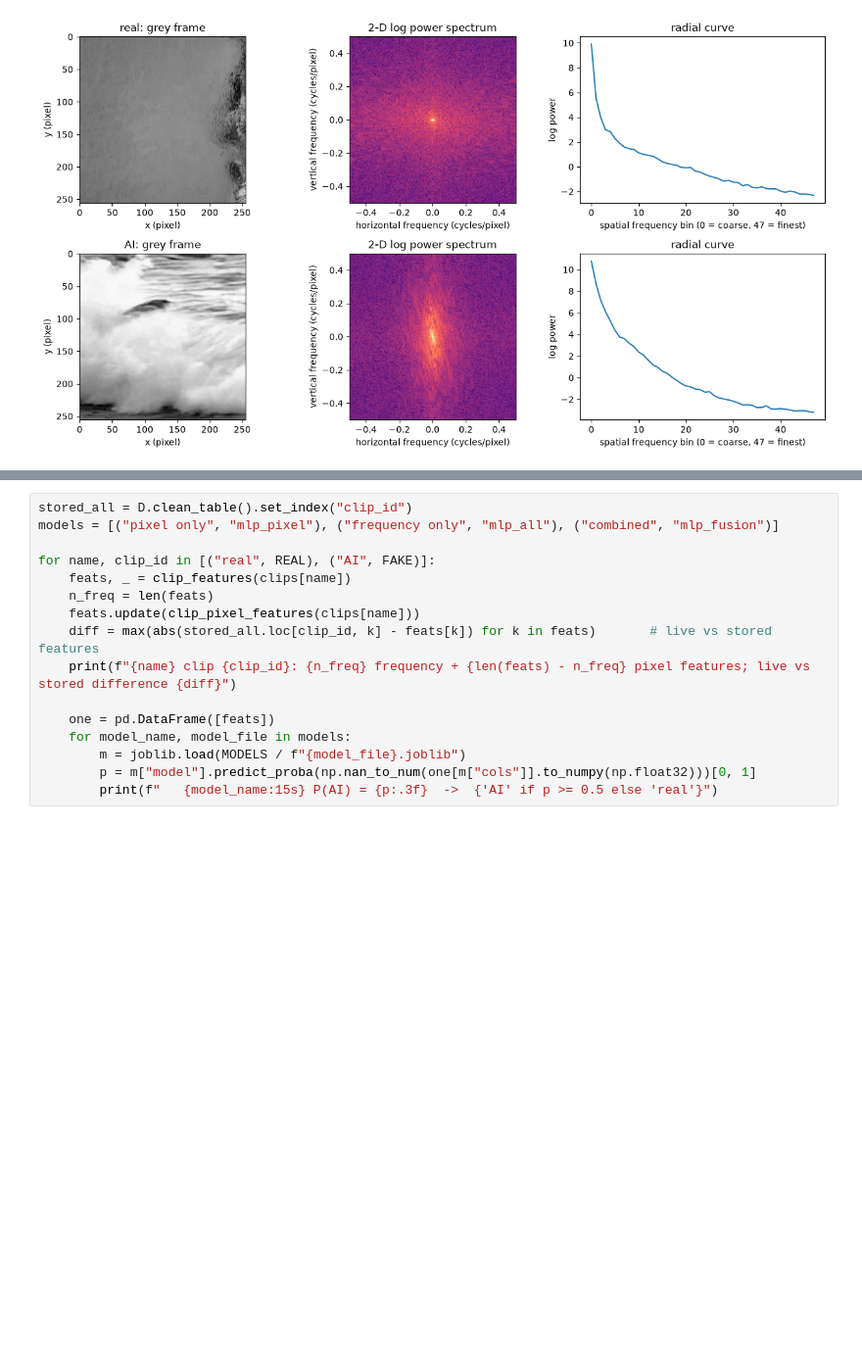
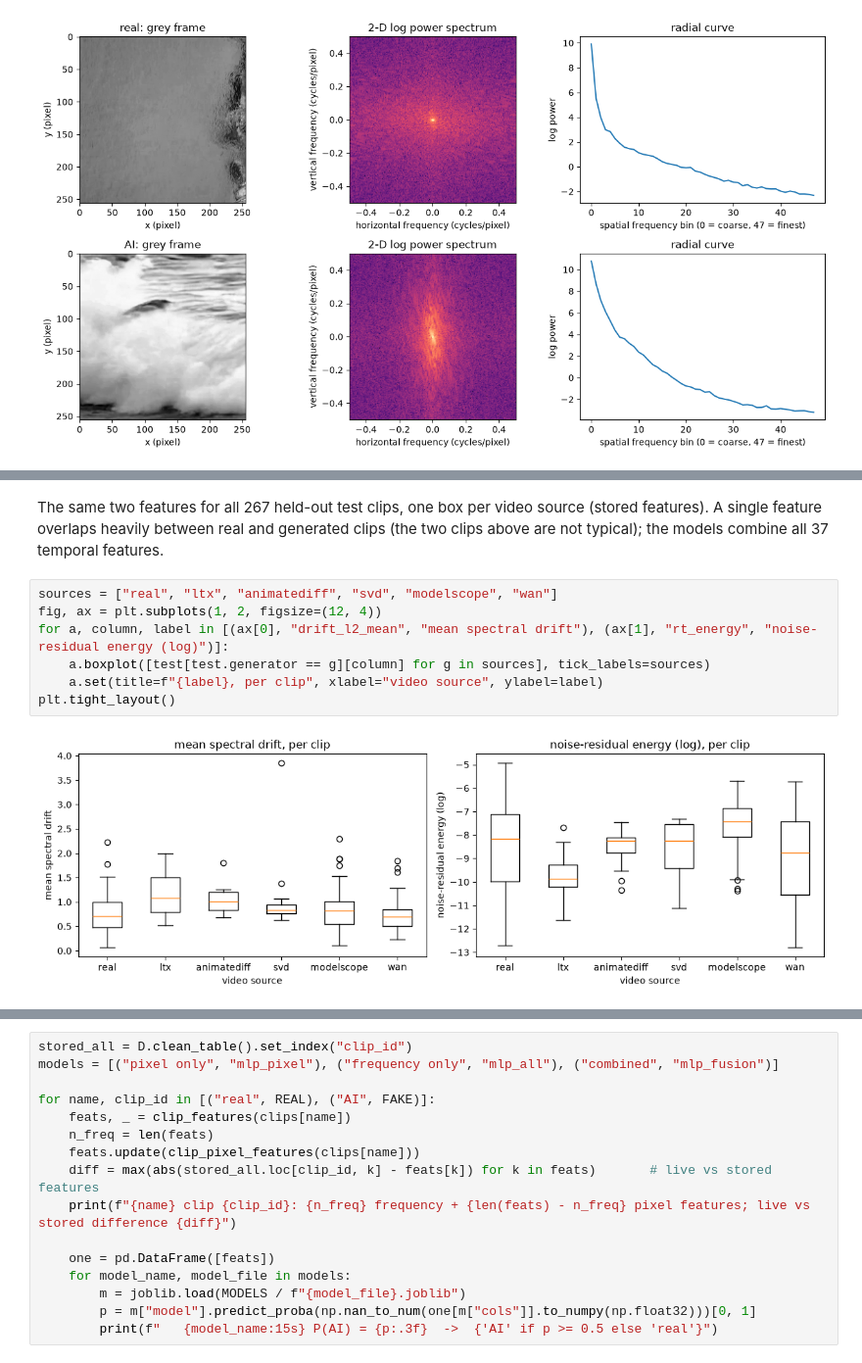
Before and after one commit to Astitva-Garg/Detection-of-AI-Generated-Video-via-Frequency-Domain, a Jupyter notebook: demo.ipynb, the cells around one changed output, grey strips where cells are left out. Shown at 98% size. Cells and saved outputs as stored; diff of their text form; blank space fills up the shorter version.

```diff
--- a/demo.ipynb
+++ b/demo.ipynb
@@ -48,0 +86,12 @@ plt.tight_layout()
+# %% [markdown]
+The same two features for all 267 held-out test clips, one box per video source (stored features).
+A single feature overlaps heavily between real and generated clips (the two clips above are not typical); the models combine all 37 temporal features.
+# %%
+sources = ["real", "ltx", "animatediff", "svd", "modelscope", "wan"]
+fig, ax = plt.subplots(1, 2, figsize=(12, 4))
+for a, column, label in [(ax[0], "drift_l2_mean", "mean spectral drift"), (ax[1], "rt_energy", "noise-residual energy (log)")]:
+    a.boxplot([test[test.generator == g][column] for g in sources], tick_labels=sources)
+    a.set(title=f"{label}, per clip", xlabel="video source", ylabel=label)
+plt.tight_layout()
+# %% [output]
+[figure, added]
```
Also changed, not shown: parts of 11 cells of this notebook.
